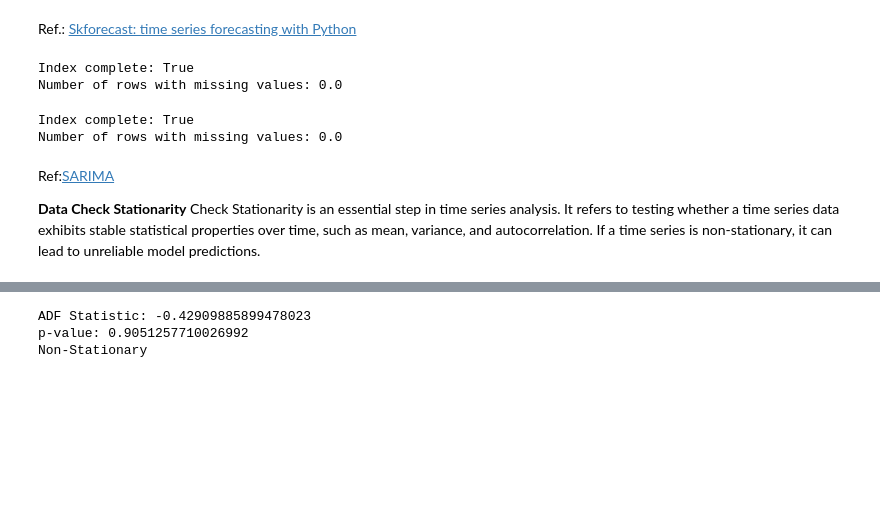
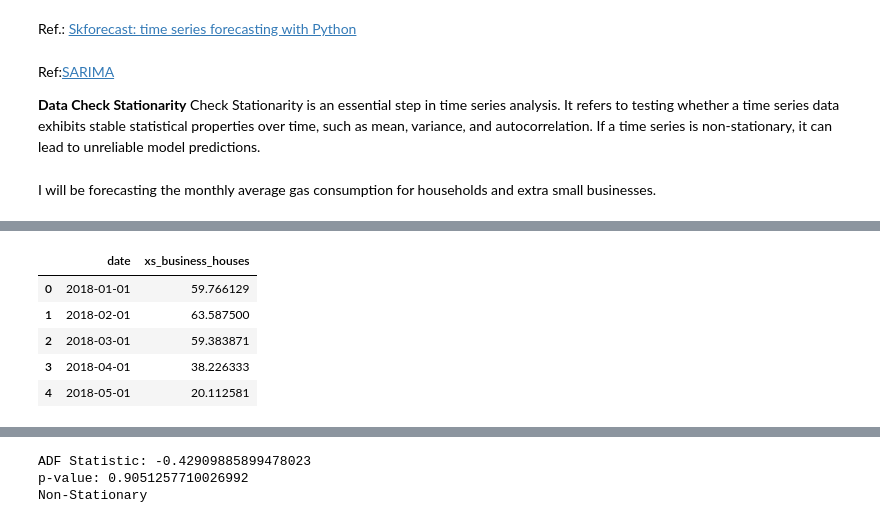
Before and after one commit to Kate-217/pogramming_for_data_analytics, a Jupyter notebook: project/project_2.ipynb, the cells around one changed output, grey strips where cells are left out. Cells and saved outputs as stored; diff of their text form; code cells hidden in the pictures; blank space fills up the shorter version.

Commit message:
copy prediction from forecasting.ipynb

```diff
--- a/project/project_2.ipynb
+++ b/project/project_2.ipynb
@@ -396,33 +341,21 @@ plt.show()
 # %% [markdown]
 Ref.: [Skforecast: time series forecasting with Python](https://cienciadedatos.net/documentos/py27-time-series-forecasting-python-scikitlearn#Hyperparameter-tuning)
-# %%
-# Verifying that a temporary index is complete
-start_date = month_houses.index.min()
-end_date = month_houses.index.max()
-complete_date_range = pd.date_range(start=start_date, end=end_date, freq=month_houses.index.freq)
-is_index_complete = (month_houses.index == complete_date_range).all()
-print(f"Index complete: {is_index_complete}")
-
-# Missing values
-print(f'Number of rows with missing values: {month_houses.isnull().any(axis=1).mean()}')
-# %% [output]
-Index complete: True
-Number of rows with missing values: 0.0
-# %%
-# Verifying that a temporary index is complete for train data
-start_date = train.index.min()
-end_date = train.index.max()
-complete_date_range = pd.date_range(start=start_date, end=end_date, freq=train.index.freq)
-is_index_complete = (train.index == complete_date_range).all()
-print(f"Index complete: {is_index_complete}")
-
-# Missing values
-print(f'Number of rows with missing values: {train.isnull().any(axis=1).mean()}')
-# %% [output]
-Index complete: True
-Number of rows with missing values: 0.0
 # %% [markdown]
 Ref:[SARIMA](https://www.geeksforgeeks.org/sarima-seasonal-autoregressive-integrated-moving-average/)<br>
 
 **Data Check Stationarity**
 Check Stationarity is an essential step in time series analysis. It refers to testing whether a time series data exhibits stable statistical properties over time, such as mean, variance, and autocorrelation. If a time series is non-stationary, it can lead to unreliable model predictions.
+# %% [markdown]
+I will be forecasting the monthly average gas consumption for households and extra small businesses.
+# %%
+# Monthly gas consumption for houses and xs business
+month_houses = data.groupby(data['date'].dt.to_period('M')).mean()
+
+month_houses = month_houses.drop(columns=['date','xl_business','power_gen','total','l_business'])
+month_houses=month_houses.reset_index()
+month_houses['date'] = month_houses['date'].dt.to_timestamp()
+
+print(month_houses['date'].min())
+print(month_houses['date'].max())
+month_houses.head()
+# %% [output]
@@ -428,0 +364,6 @@ Check Stationarity is an essential step in time series analysis. It refers to te
+|  | date | xs_business_houses |
+| 0 | 2018-01-01 | 59.766129 |
+| 1 | 2018-02-01 | 63.587500 |
+| 2 | 2018-03-01 | 59.383871 |
+| 3 | 2018-04-01 | 38.226333 |
+| 4 | 2018-05-01 | 20.112581 |
```
Also changed, not shown: parts of 24 cells of this notebook.
